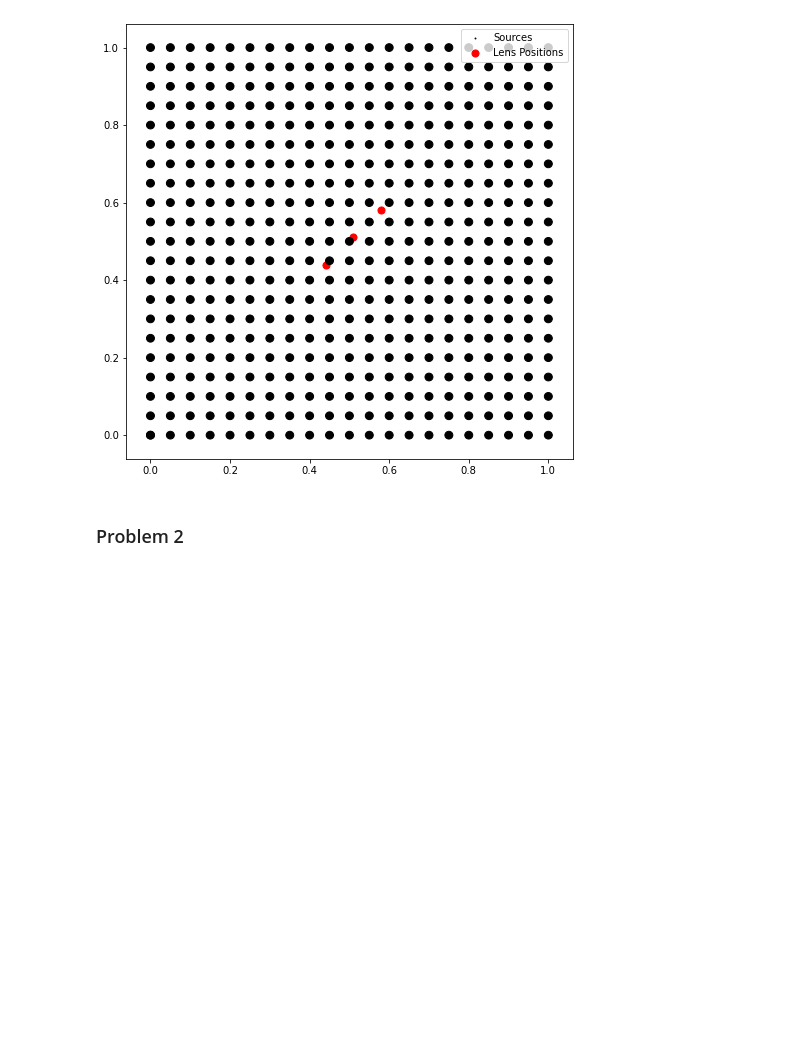
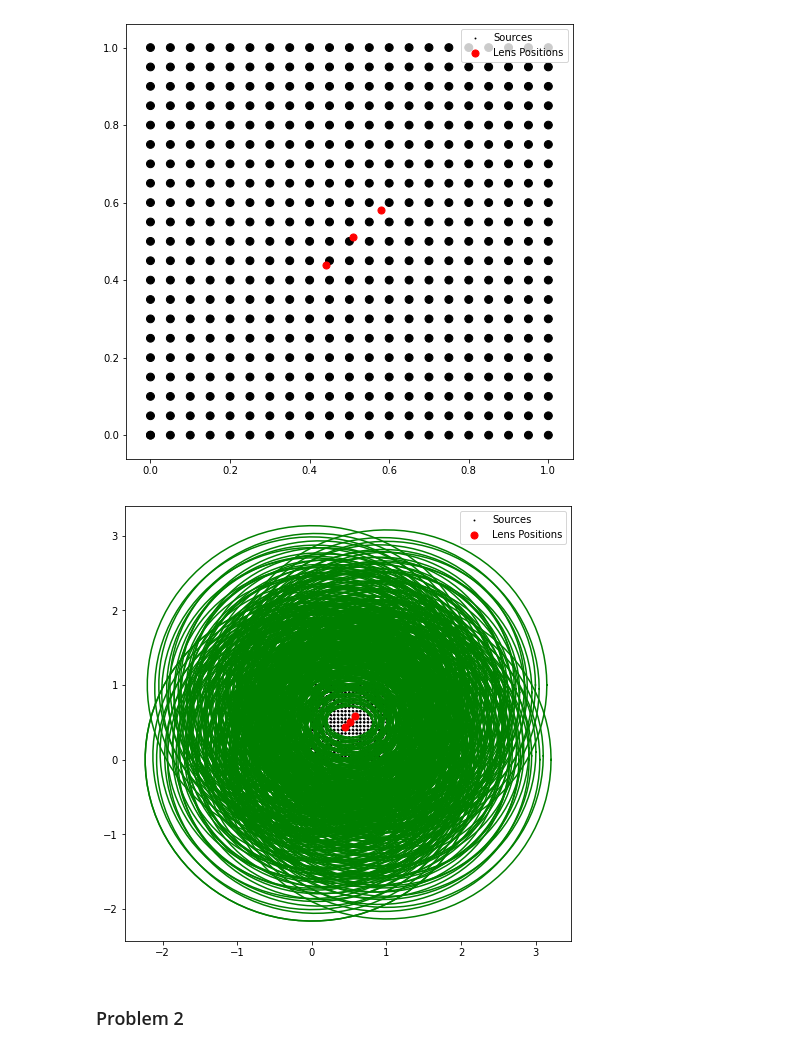
Before and after one commit to tylerbarna/AST8110, a Jupyter notebook: pset06/pset06.ipynb, the cells around one changed output. Cells and saved outputs as stored; diff of their text form; code cells hidden in the pictures; blank space fills up the shorter version.

```diff
--- a/pset06/pset06.ipynb
+++ b/pset06/pset06.ipynb
@@ -108,6 +113,47 @@ ax.legend()
 plt.show();
 # %% [output]
 [figure]
+# %%
+b = 0.07
+
+def R(source):
+    """
+    Calculates the distance R from the source to the lens and then sums over all lenses
+    """
+    radii = [norm(source - lens) for lens in lens_xy]
+    #print(radii)
+    return  np.sum(radii)
+
+def kappa(source):
+    """
+    Calculates the kappa value at a given source position
+    """
+    gamma = b/(2*R(source))
+    return gamma
+
+def axis(source):
+    A = R(source)/(1-2*kappa(source))
+    B = R(source)
+    return np.array([A,B])
+
+def plot_img(x, y):
+    t = np.linspace(0, 2*np.pi, 100)
+    A, B = axis([x,y])
+    x1 = x + A * np.cos(t)
+    y1 = y + B * np.sin(t)
+    ax.plot(x1, y1, color="g", lw=1.5)
+
+vec_plot_img = np.vectorize(plot_img)
+
+fig, ax = plt.subplots(figsize=(8,8),facecolor="w")
+ax.scatter(xx, yy,  color="k",s=0.8, label="Sources");
+ps(xx,yy)
+ax.scatter(lens_xy[:,0], lens_xy[:,1], color="r", s=50, label="Lens Positions");
+vec_plot_img(xx,yy)
+ax.legend()
+plt.show();
+# %% [output]
+[figure, added]
 # %% [markdown]
 ### Problem 2
 # %% [markdown]
```
Also changed, not shown: parts of 3 cells of this notebook.
